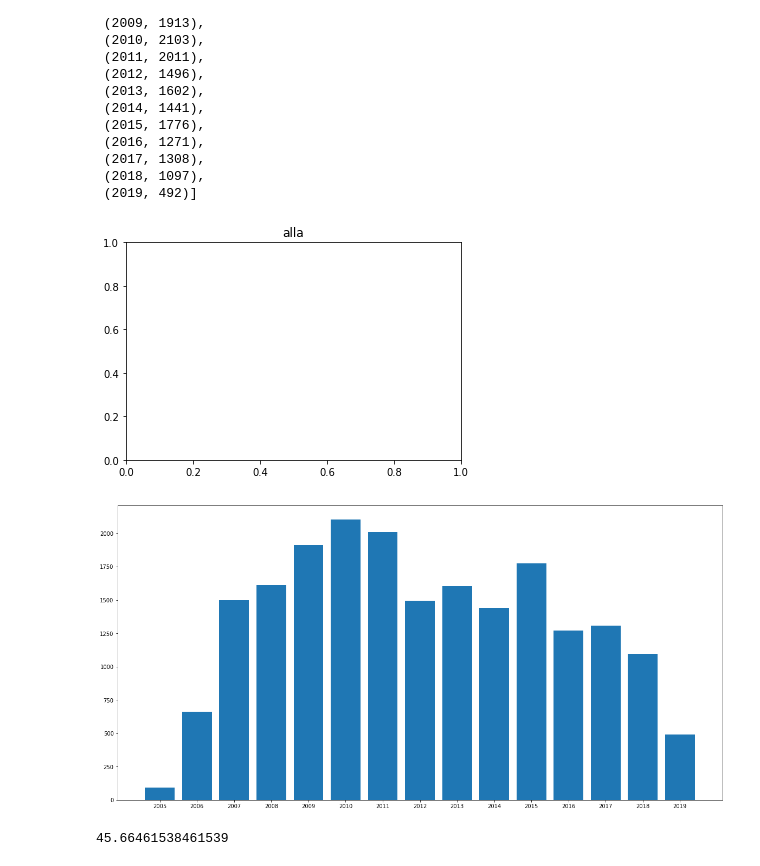
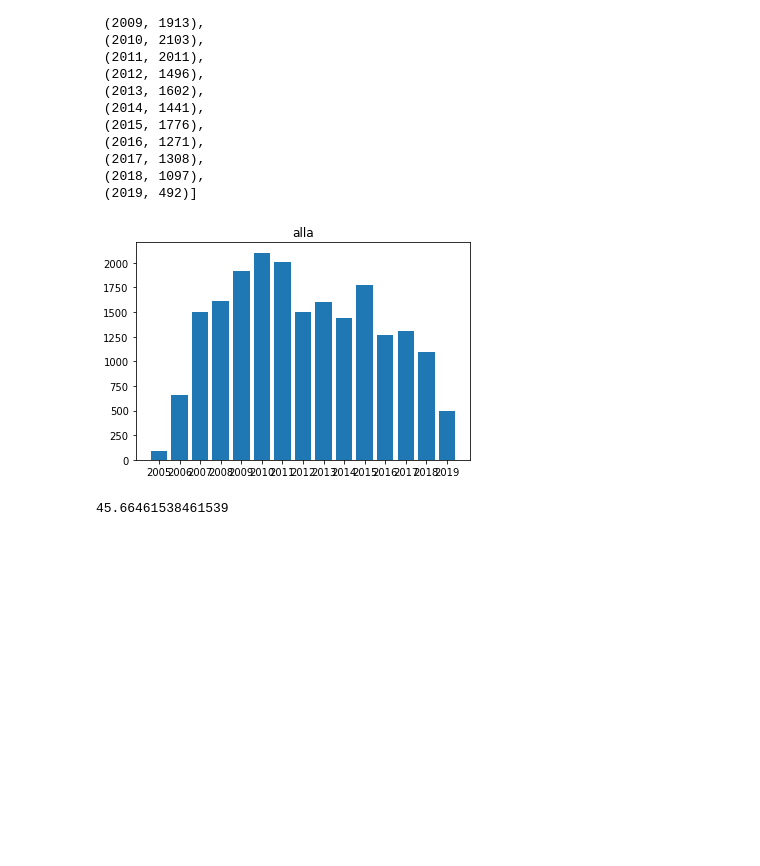
Before and after one commit to infontology/pinboard, a Jupyter notebook: pinboard.ipynb, the cells around one changed output. Saved outputs shown, nothing was run; the diff lists cells and outputs as text; code cells hidden in the pictures; blank space fills up the shorter version.

```diff
--- a/pinboard.ipynb
+++ b/pinboard.ipynb
@@ -369,13 +339,11 @@ dist
  (2019, 492)]
 # %%
 plt.title('alla')
-plt.figure(figsize=(20,10))
 plt.bar(range(len(dist)), [item[1] for item in dist], align='center')
 plt.xticks(range(len(dist)), [item[0] for item in dist])
 plt.show()
 # %% [output]
-[figure, old version]
+[figure, new version]
-[figure, removed]
 # %%
 np.average(np.array(dist[1:-1])[:,1])/2000*60
 # %% [output]
```
Also changed, not shown: parts of 32 cells of this notebook.
